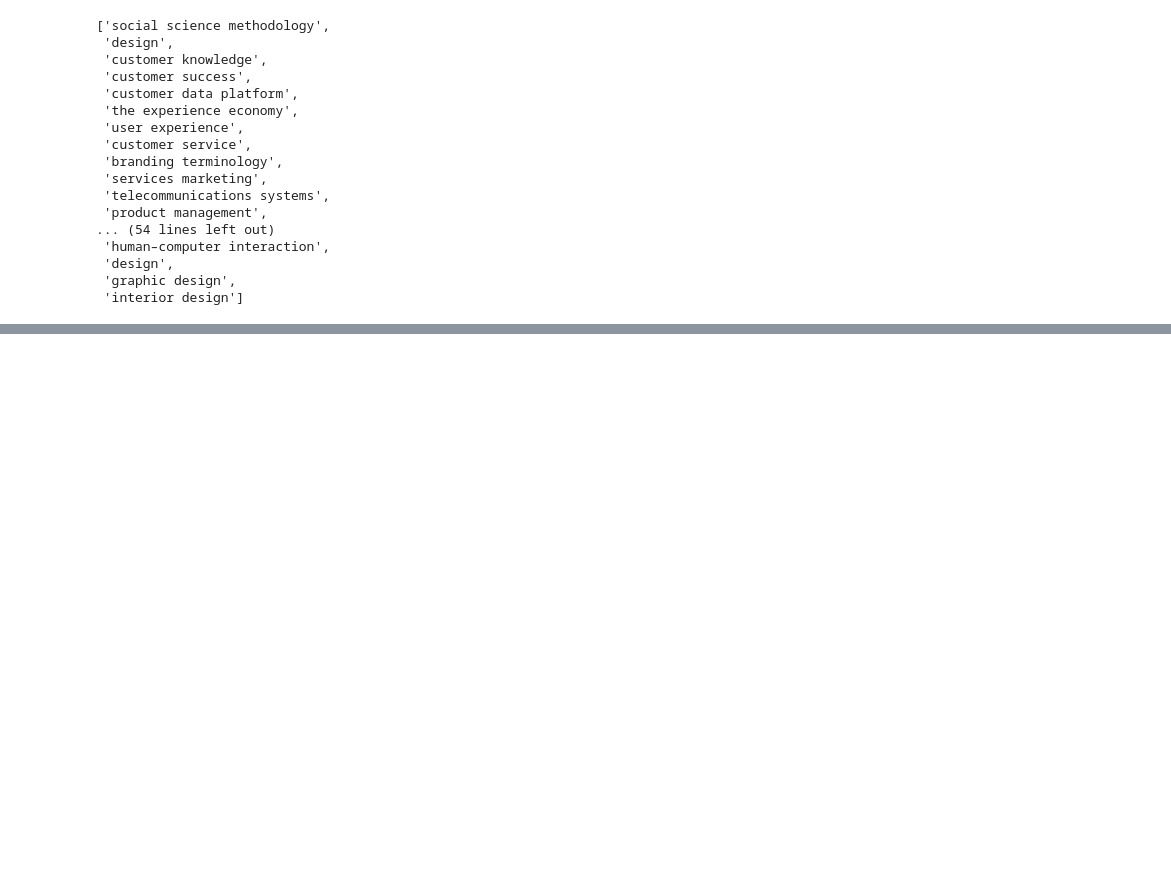
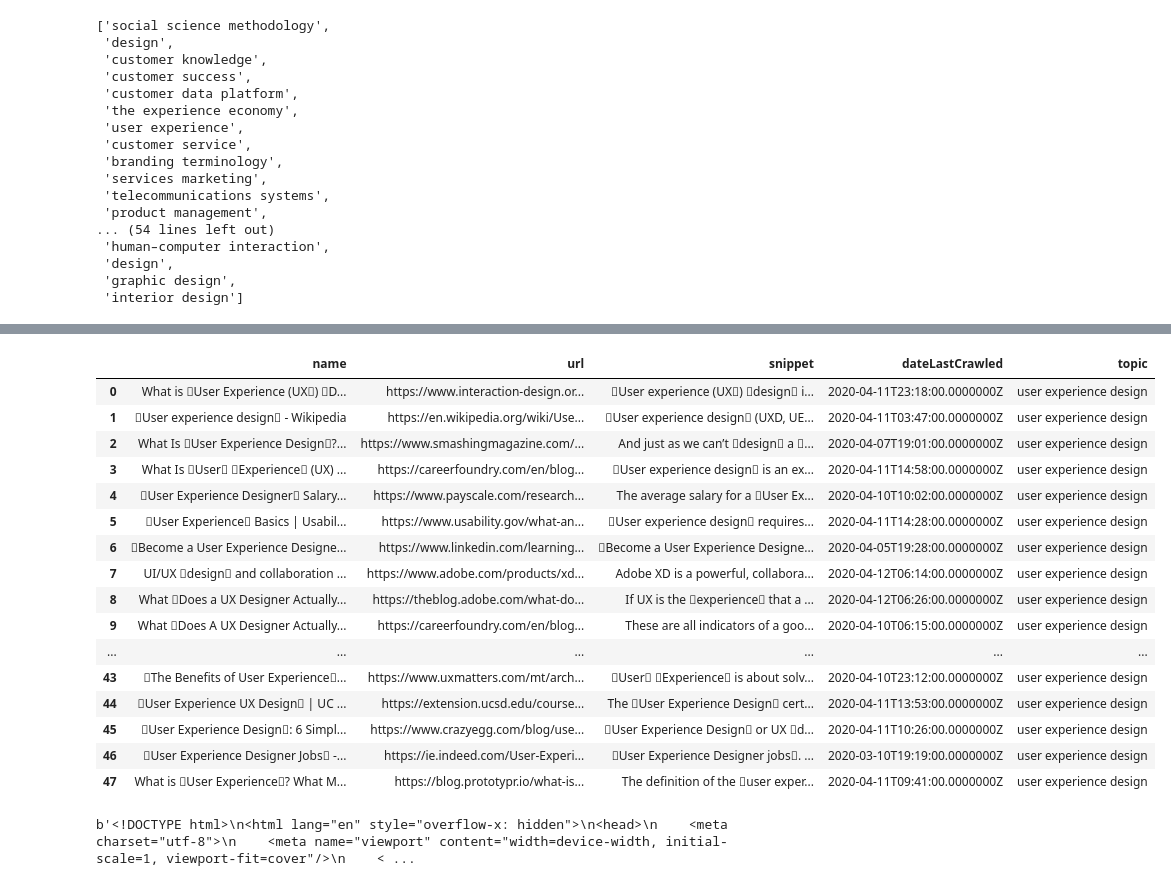
Before and after one commit to nicksettje/unique-search, a Jupyter notebook: backend.ipynb, the cells around one changed output, grey strips where cells are left out. Saved outputs shown, nothing was run; the diff lists cells and outputs as text; code cells hidden in the pictures; blank space fills up the shorter version.

```diff
--- a/backend.ipynb
+++ b/backend.ipynb
@@ -162,0 +187,4 @@ related_topics
+# %%
+from os import environ
+# environ['BING_API_KEY'] = 'xxx'
+bing_api_key = environ['BING_API_KEY']
@@ -162,0 +203,13 @@ related_topics
+# %%
+search_term = 'user experience design'
+search_url = "https://api.cognitive.microsoft.com/bing/v7.0/search"
+headers = {"Ocp-Apim-Subscription-Key": bing_api_key}
+params = {
+    "q": search_term,
+    "textDecorations": True,
+    "textFormat": "Raw",
+    "responseFilter": "webpages",
+    "count": 50}
+response = get(search_url, headers=headers, params=params)
+response.raise_for_status()
+search_results = response.json()
@@ -162,0 +280,32 @@ related_topics
+# %%
+keys = ['name', 'url', 'snippet', 'dateLastCrawled']
+pages = pd.DataFrame()
+for page in search_results['webPages']['value']:
+    try:
+        row = {key: page[key] for key in keys}
+        row['topic'] = search_term
+        # print(row)
+        pages = pages.append(pd.DataFrame(row, index=[0]))
+    except KeyError:
+        print(page)
+# %%
+pages = pages.reset_index(drop=True)
+pages
+# %% [output]
+|  | name | url | snippet | dateLastCrawled | topic |
+| 0 | What is User Experience (UX) D... | https://www.interaction-design.or... | User experience (UX) design i... | 2020-04-11T23:18:00.0000000Z | user experience design |
+| 1 | User experience design - Wikipedia | https://en.wikipedia.org/wiki/Use... | User experience design (UXD, UE... | 2020-04-11T03:47:00.0000000Z | user experience design |
+| 2 | What Is User Experience Design?... | https://www.smashingmagazine.com/... | And just as we can’t design a ... | 2020-04-07T19:01:00.0000000Z | user experience design |
+| 3 | What Is User Experience (UX) ... | https://careerfoundry.com/en/blog... | User experience design is an ex... | 2020-04-11T14:58:00.0000000Z | user experience design |
+| 4 | User Experience Designer Salary... | https://www.payscale.com/research... | The average salary for a User Ex... | 2020-04-10T10:02:00.0000000Z | user experience design |
+| 5 | User Experience Basics | Usabil... | https://www.usability.gov/what-an... | User experience design requires... | 2020-04-11T14:28:00.0000000Z | user experience design |
+| 6 | Become a User Experience Designe... | https://www.linkedin.com/learning... | Become a User Experience Designe... | 2020-04-05T19:28:00.0000000Z | user experience design |
+| 7 | UI/UX design and collaboration ... | https://www.adobe.com/products/xd... | Adobe XD is a powerful, collabora... | 2020-04-12T06:14:00.0000000Z | user experience design |
+| 8 | What Does a UX Designer Actually... | https://theblog.adobe.com/what-do... | If UX is the experience that a ... | 2020-04-12T06:26:00.0000000Z | user experience design |
+| 9 | What Does A UX Designer Actually... | https://careerfoundry.com/en/blog... | These are all indicators of a goo... | 2020-04-10T06:15:00.0000000Z | user experience design |
+| ... | ... | ... | ... | ... | ... |
+| 43 | The Benefits of User Experience... | https://www.uxmatters.com/mt/arch... | User Experience is about solv... | 2020-04-10T23:12:00.0000000Z | user experience design |
+| 44 | User Experience UX Design | UC ... | https://extension.ucsd.edu/course... | The User Experience Design cert... | 2020-04-11T13:53:00.0000000Z | user experience design |
+| 45 | User Experience Design: 6 Simpl... | https://www.crazyegg.com/blog/use... | User Experience Design or UX d... | 2020-04-11T10:26:00.0000000Z | user experience design |
+| 46 | User Experience Designer Jobs -... | https://ie.indeed.com/User-Experi... | User Experience Designer jobs. ... | 2020-03-10T19:19:00.0000000Z | user experience design |
+| 47 | What is User Experience? What M... | https://blog.prototypr.io/what-is... | The definition of the user exper... | 2020-04-11T09:41:00.0000000Z | user experience design |
@@ -162,0 +314,4 @@ related_topics
+# %%
+document.content
+# %% [output]
+b'<!DOCTYPE html>\n<html lang="en" style="overflow-x: hidden">\n<head>\n    <meta charset="utf-8">\n    <meta name="viewport" content="width=device-width, initial-scale=1, viewport-fit=cover"/>\n    < ...
```
Also changed, not shown: parts of 26 cells of this notebook.
